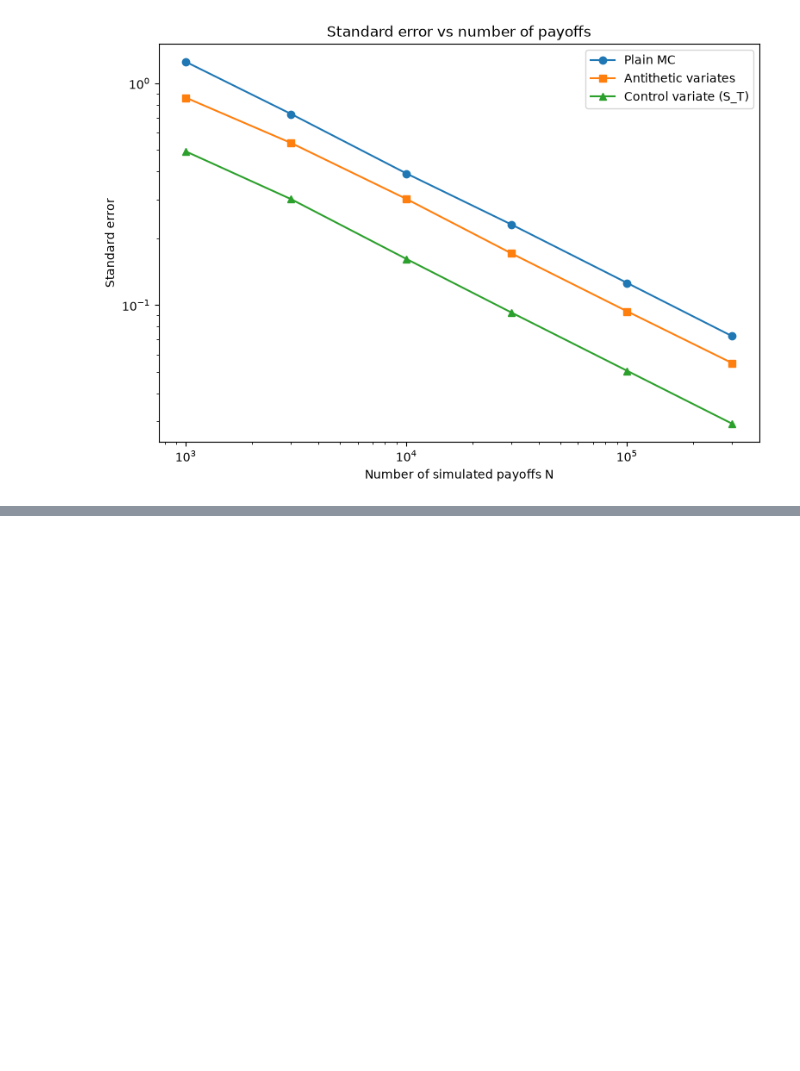
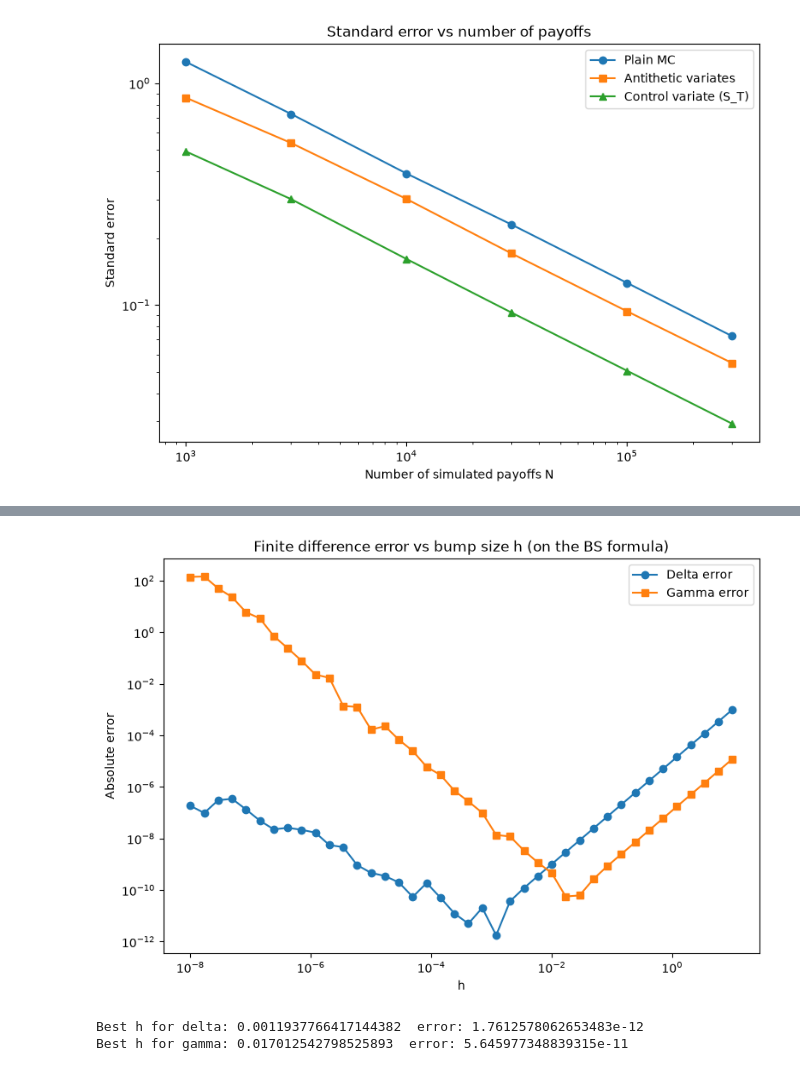
Before and after one commit to lewis-shearer/Monte_Carlo_Option_Pricing, a Jupyter notebook: option_pricing.ipynb, the cells around one changed output, grey strips where cells are left out. Cells and saved outputs as stored; diff of their text form; code cells hidden in the pictures; blank space fills up the shorter version.

```diff
--- a/option_pricing.ipynb
+++ b/option_pricing.ipynb
@@ -342,0 +537,28 @@ plt.show()
+# %%
+h_values = np.logspace(-8, 1, 40)
+delta_true = bs_delta(S0, K, T, r, sigma)
+gamma_true = bs_gamma(S0, K, T, r, sigma)
+
+delta_err = []
+gamma_err = []
+for h in h_values:
+    up = bs_call(S0 + h, K, T, r, sigma)
+    down = bs_call(S0 - h, K, T, r, sigma)
+    delta_err.append(abs((up - down) / (2 * h) - delta_true))
+    gamma_err.append(abs((up - 2 * call_bs + down) / h**2 - gamma_true))
+
+plt.figure(figsize=(9, 6))
+plt.loglog(h_values, delta_err, 'o-', label='Delta error')
+plt.loglog(h_values, gamma_err, 's-', label='Gamma error')
+plt.title('Finite difference error vs bump size h (on the BS formula)')
+plt.xlabel('h')
+plt.ylabel('Absolute error')
+plt.legend()
+plt.show()
+
+print('Best h for delta:', h_values[np.argmin(delta_err)], ' error:', min(delta_err))
+print('Best h for gamma:', h_values[np.argmin(gamma_err)], ' error:', min(gamma_err))
+# %% [output]
+[figure, added]
+Best h for delta: 0.0011937766417144382  error: 1.7612578062653483e-12
+Best h for gamma: 0.017012542798525893  error: 5.645977348839315e-11
```
Also changed, not shown: parts of 16 cells of this notebook.
